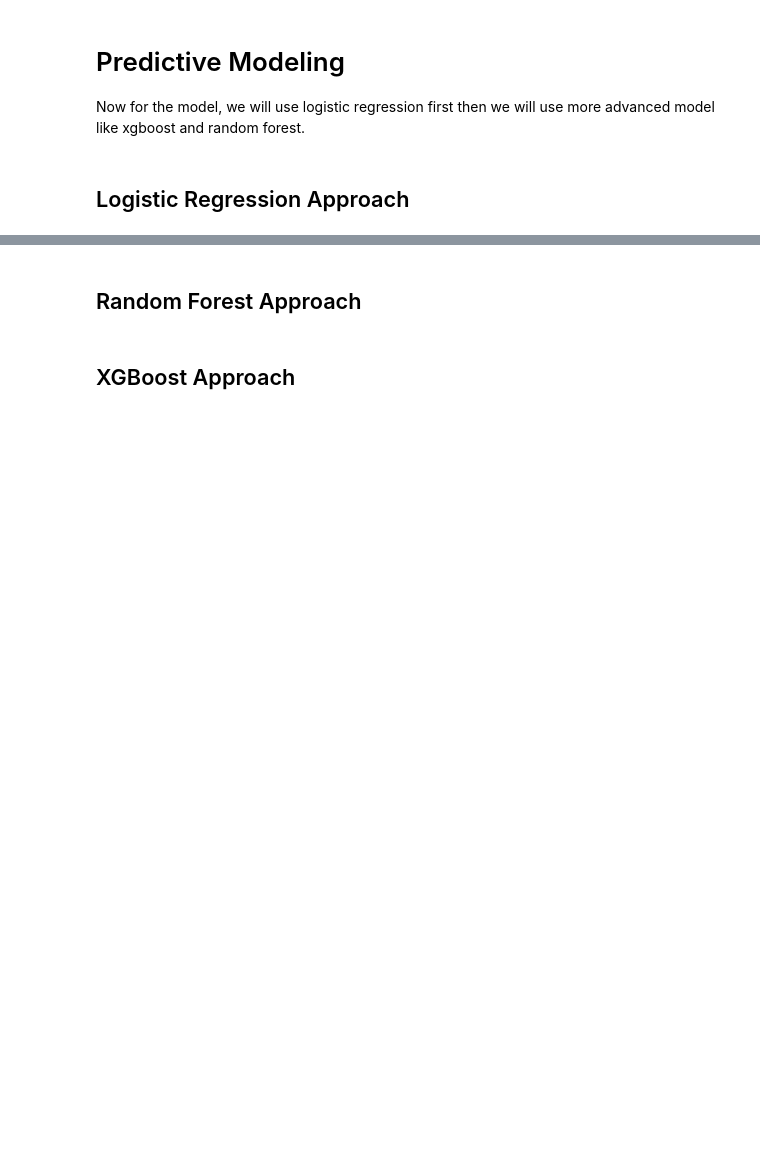
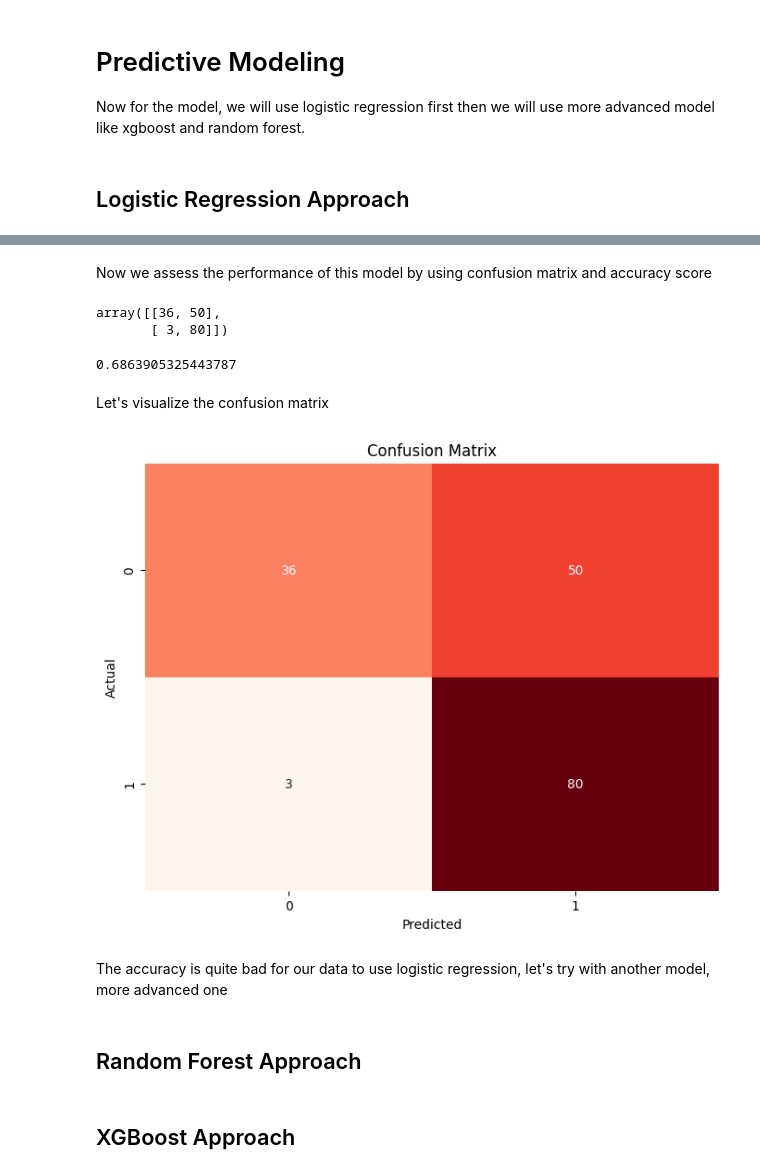
Before and after one commit to rubyw177/loan-prediction, a Jupyter notebook: loan_prediction_model.ipynb, the cells around one changed output, grey strips where cells are left out. Cells and saved outputs as stored; diff of their text form; code cells hidden in the pictures; blank space fills up the shorter version.

Commit message:
Loan Prediction | Version 4 | added logistic regression approach part

```diff
--- a/loan_prediction_model.ipynb
+++ b/loan_prediction_model.ipynb
@@ -305,4 +325,4 @@ After we resampled the data, we need to split the data for training and test, us
 # %%
 from sklearn.model_selection import train_test_split
 
-X_train, X_test, y_train, y_test = train_test_split(X_resampled, y_resampled, test_size=0.2, random_state=0)
+X_train, X_test, y_train, y_test = train_test_split(X_scaled, y_resampled, test_size=0.2, random_state=0)
@@ -311,3 +356,7 @@ X_train, X_test, y_train, y_test = train_test_split(X_resampled, y_resampled, te
 Now for the model, we will use logistic regression first then we will use more advanced model like xgboost and random forest.
 # %% [markdown]
 ## Logistic Regression Approach
+# %%
+from sklearn.linear_model import LogisticRegression
+classifier = LogisticRegression(random_state=0)
+classifier.fit(X_train, y_train)
@@ -313,0 +367,3 @@ Now for the model, we will use logistic regression first then we will use more a
+# %%
+y_pred = classifier.predict(X_test)
+y_pred
@@ -314,3 +379,29 @@ Now for the model, we will use logistic regression first then we will use more a
+# %% [markdown]
+Now we assess the performance of this model by using confusion matrix and accuracy score
+# %%
+from sklearn.metrics import confusion_matrix, accuracy_score
+cm = confusion_matrix(y_test, y_pred)
+cm
+# %% [output]
+array([[36, 50],
+       [ 3, 80]])
+# %%
+accuracy_score(y_test, y_pred)
+# %% [output]
+0.6863905325443787
+# %% [markdown]
+Let's visualize the confusion matrix
+# %%
+plt.figure(figsize=(8, 6))
+sns.heatmap(cm, annot=True, fmt='d', cmap='Reds', cbar=False)
+plt.xlabel('Predicted')
+plt.ylabel('Actual')
+plt.title('Confusion Matrix')
+plt.show()
+# %% [output]
+[figure, added]
+# %% [markdown]
+The accuracy is quite bad for our data to use logistic regression, let's try with another model, more advanced one
 # %% [markdown]
 ## Random Forest Approach
 # %% [markdown]
```
Also changed, not shown: parts of 12 cells of this notebook.
